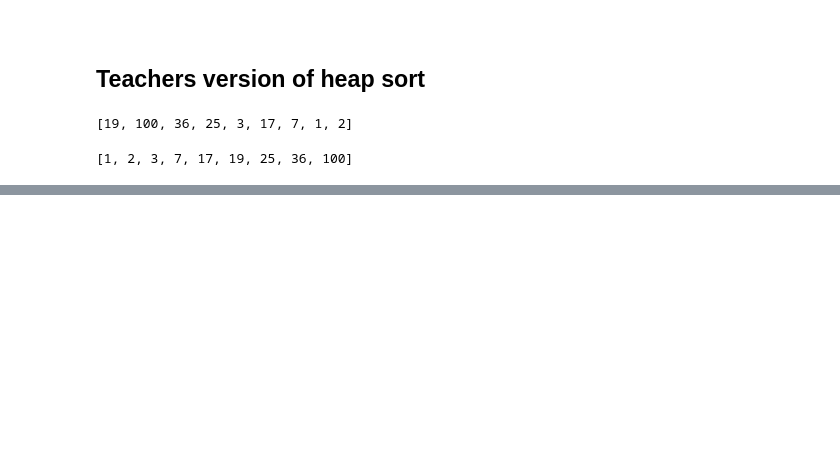
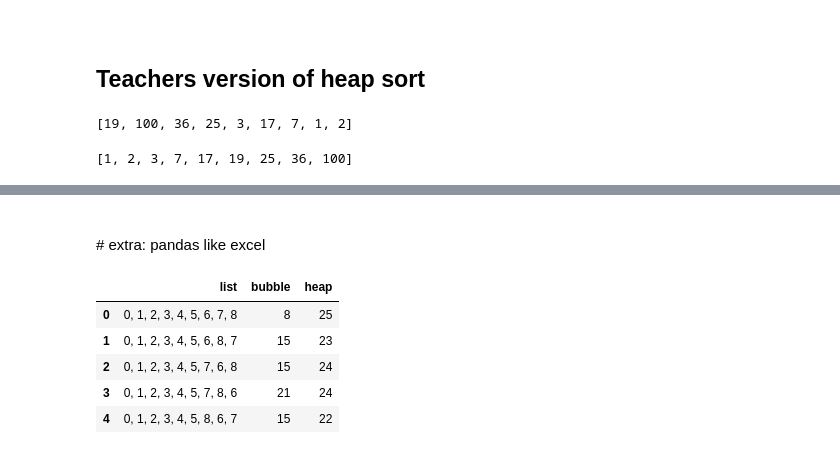
Before and after one commit to Keelan1996/Graph-Theory-Project, a Jupyter notebook: Heapsort.ipynb, the cells around one changed output, grey strips where cells are left out. Saved outputs shown, nothing was run; the diff lists cells and outputs as text; code cells hidden in the pictures; blank space fills up the shorter version.

```diff
--- a/Heapsort.ipynb
+++ b/Heapsort.ipynb
@@ -406,0 +483,3 @@ L
+# %% [markdown]
+<br>
+# extra: pandas like excel
@@ -406,0 +499,9 @@ L
+# %%
+df.head()
+# %% [output]
+|  | list | bubble | heap |
+| 0 | 0, 1, 2, 3, 4, 5, 6, 7, 8 | 8 | 25 |
+| 1 | 0, 1, 2, 3, 4, 5, 6, 8, 7 | 15 | 23 |
+| 2 | 0, 1, 2, 3, 4, 5, 7, 6, 8 | 15 | 24 |
+| 3 | 0, 1, 2, 3, 4, 5, 7, 8, 6 | 21 | 24 |
+| 4 | 0, 1, 2, 3, 4, 5, 8, 6, 7 | 15 | 22 |
```
Also changed, not shown: parts of 14 cells of this notebook.
